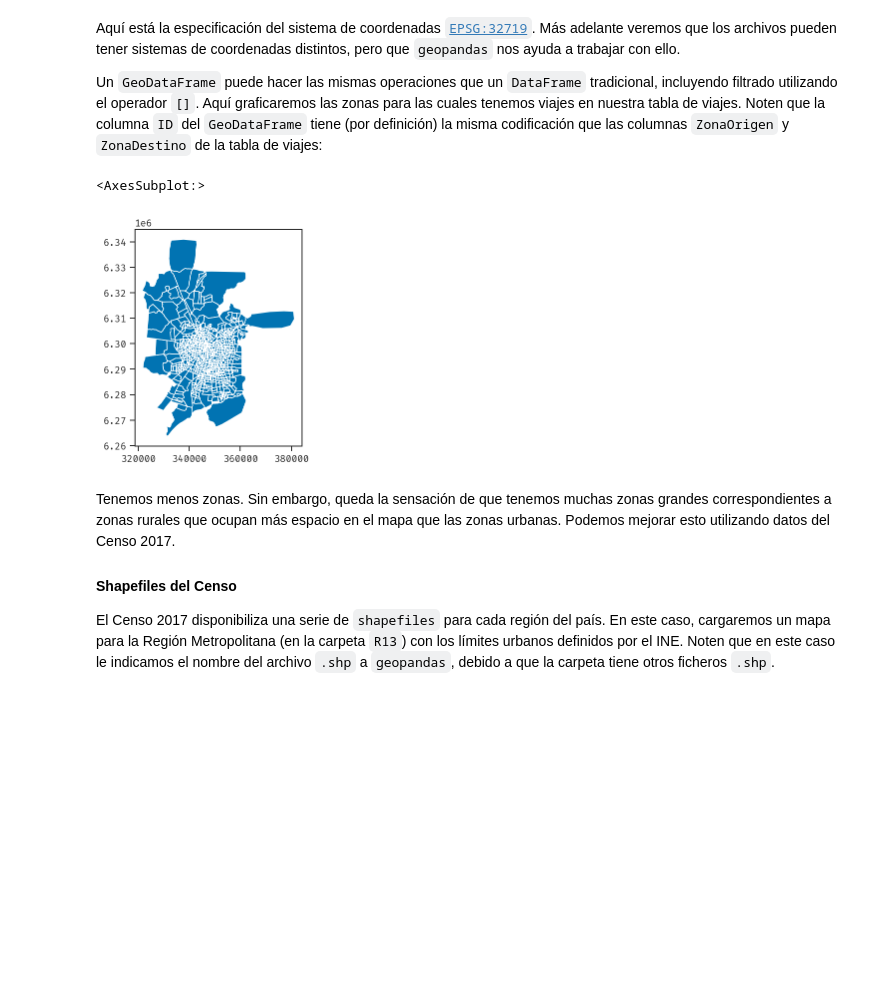
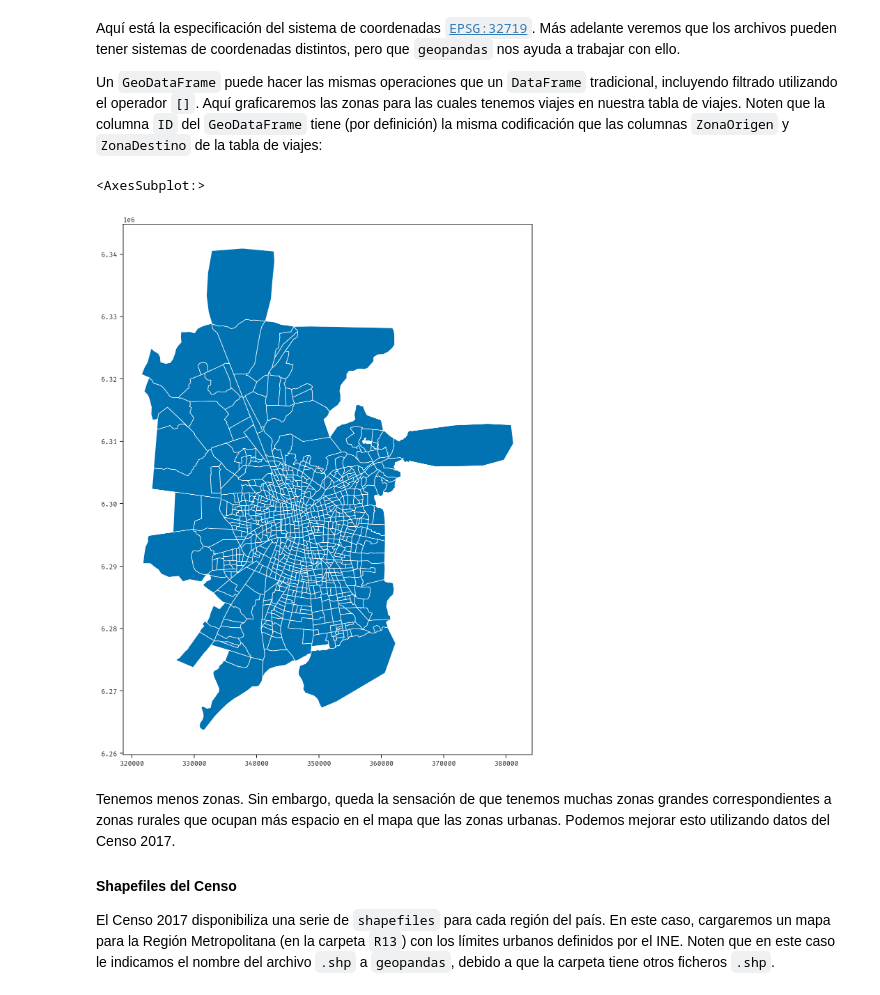
Before and after one commit to zorzalerrante/aves, a Jupyter notebook: notebooks/03-python-mapas-preliminario.ipynb, the cells around one changed output. Drawn from its saved outputs; the diff is of its cells as text; code cells hidden in the pictures; blank space fills up the shorter version.

```diff
--- a/notebooks/03-python-mapas-preliminario.ipynb
+++ b/notebooks/03-python-mapas-preliminario.ipynb
@@ -134,10 +129,10 @@ Un `GeoDataFrame` puede hacer las mismas operaciones que un `DataFrame` tradicio
 # %%
 zonas_con_viajes = zonas_eod[zonas_eod.ID.isin(viajes.ZonaOrigen.unique())
                            & zonas_eod.ID.isin(viajes.ZonaDestino.unique())]
-zonas_con_viajes.plot()
+zonas_con_viajes.plot(figsize=(14, 14))
 # %% [output]
 <AxesSubplot:>
-[figure, old version]
+[figure, new version]
 # %% [markdown]
 Tenemos menos zonas. Sin embargo, queda la sensación de que tenemos muchas zonas grandes correspondientes a zonas rurales que ocupan más espacio en el mapa que las zonas urbanas. Podemos mejorar esto utilizando datos del Censo 2017.
 
```
Also changed, not shown: parts of 6 cells of this notebook, 2 other files.
